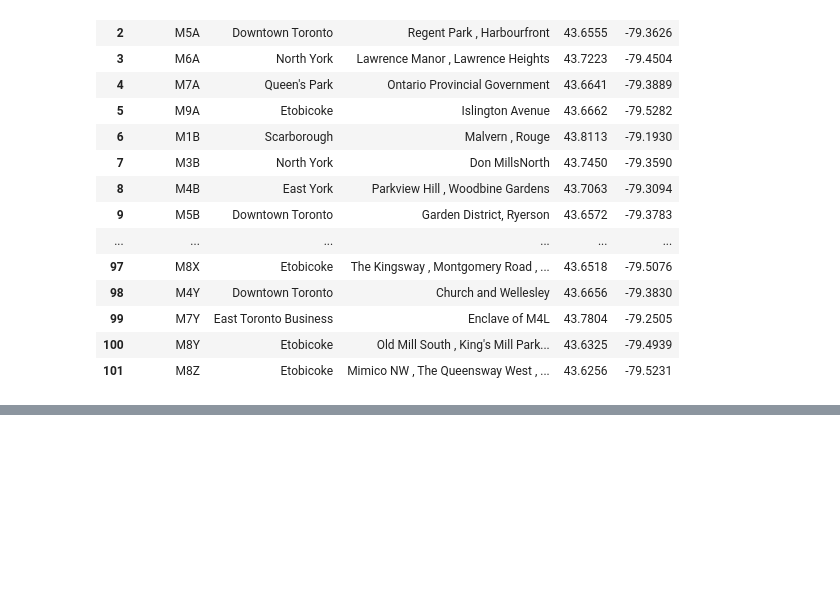
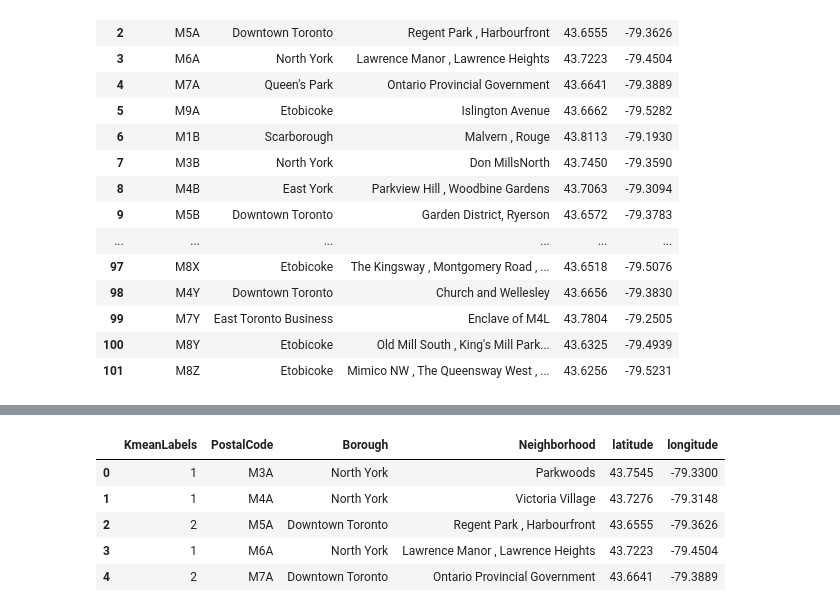
Before and after one commit to amroca79/Toronto_Hood_Segmentation_With_KMeans, a Jupyter notebook: week3_beautiful_soup_scrape.ipynb, the cells around one changed output, grey strips where cells are left out. Saved outputs shown, nothing was run; the diff lists cells and outputs as text; code cells hidden in the pictures; blank space fills up the shorter version.

```diff
--- a/week3_beautiful_soup_scrape.ipynb
+++ b/week3_beautiful_soup_scrape.ipynb
@@ -108,0 +287,13 @@ new_df
+# %%
+mod_toronto_clustered = mod_borough_df.copy()
+
+mod_toronto_clustered.insert(0, 'KmeanLabels', mod_kmeans.labels_)
+# %%
+mod_toronto_clustered.head()
+# %% [output]
+|  | KmeanLabels | PostalCode | Borough | Neighborhood | latitude | longitude |
+| 0 | 1 | M3A | North York | Parkwoods | 43.7545 | -79.3300 |
+| 1 | 1 | M4A | North York | Victoria Village | 43.7276 | -79.3148 |
+| 2 | 2 | M5A | Downtown Toronto | Regent Park , Harbourfront | 43.6555 | -79.3626 |
+| 3 | 1 | M6A | North York | Lawrence Manor , Lawrence Heights | 43.7223 | -79.4504 |
+| 4 | 2 | M7A | Downtown Toronto | Ontario Provincial Government | 43.6641 | -79.3889 |
```
Also changed, not shown: parts of 19 cells of this notebook, 4 other files.
